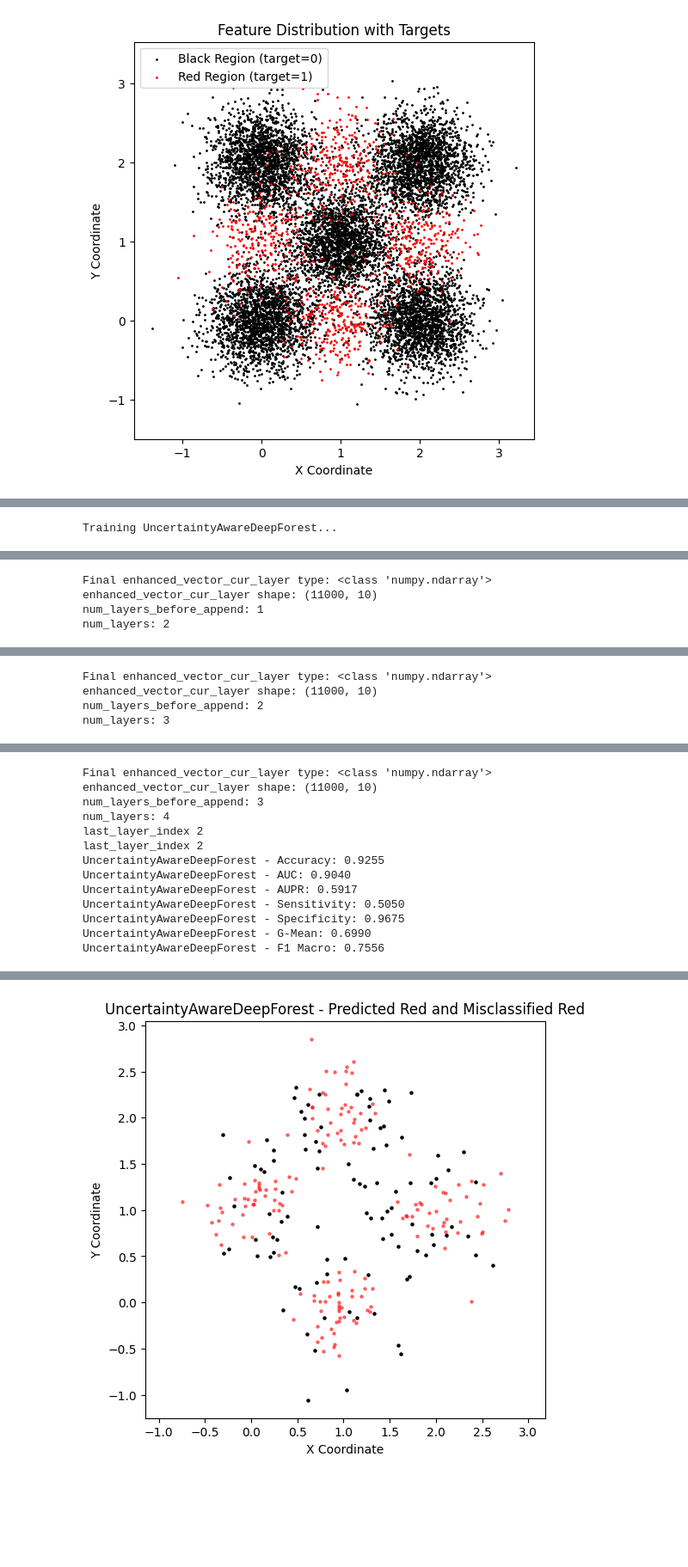
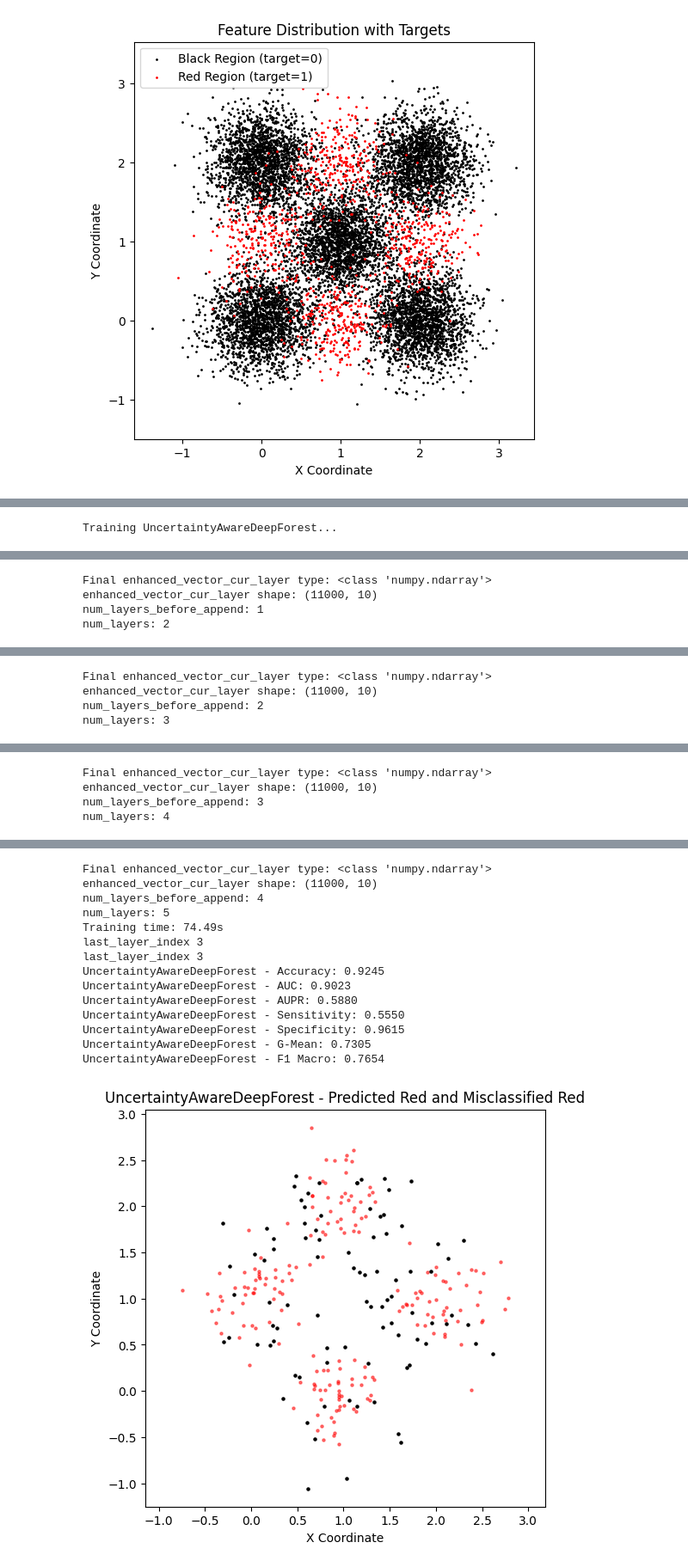
Before and after one commit to papazhu1/DGBDF, a Jupyter notebook: model/compared_in_checkboard_noisy_10.ipynb, the cells around one changed output, grey strips where cells are left out. Shown at 86% size. Cells and saved outputs as stored; diff of their text form; code cells hidden in the pictures; blank space fills up the shorter version.

```diff
--- a/model/compared_in_checkboard_noisy_10.ipynb
+++ b/model/compared_in_checkboard_noisy_10.ipynb
@@ -66,13 +66,18 @@ plt.show()
 [figure]
 # %%
 import os
+import time
 # 配置输出文件夹
 output_dir = "checkboard_plot_10"
 os.makedirs(output_dir, exist_ok=True)
 
 for method_name, model in {'UncertaintyAwareDeepForest': UncertaintyAwareDeepForest(get_config())}.items():
     print(f"Training {method_name}...")
+
+    start_time = time.time()
     model.fit(X, y)
+    end_time = time.time()
+    print(f"Training time: {end_time - start_time:.2f}s")
 
     # 预测
     y_pred = model.predict(X_test)
@@ -204,12 +209,3 @@ Final enhanced_vector_cur_layer type: <class 'numpy.ndarray'>
 enhanced_vector_cur_layer shape: (11000, 10)
 num_layers_before_append: 3
 num_layers: 4
-last_layer_index 2
-last_layer_index 2
-UncertaintyAwareDeepForest - Accuracy: 0.9255
-UncertaintyAwareDeepForest - AUC: 0.9040
-UncertaintyAwareDeepForest - AUPR: 0.5917
-UncertaintyAwareDeepForest - Sensitivity: 0.5050
-UncertaintyAwareDeepForest - Specificity: 0.9675
-UncertaintyAwareDeepForest - G-Mean: 0.6990
-UncertaintyAwareDeepForest - F1 Macro: 0.7556
@@ -216,4 +229,18 @@ UncertaintyAwareDeepForest - F1 Macro: 0.7556
+Final enhanced_vector_cur_layer type: <class 'numpy.ndarray'>
+enhanced_vector_cur_layer shape: (11000, 10)
+num_layers_before_append: 4
+num_layers: 5
+Training time: 74.49s
+last_layer_index 3
+last_layer_index 3
+UncertaintyAwareDeepForest - Accuracy: 0.9245
+UncertaintyAwareDeepForest - AUC: 0.9023
+UncertaintyAwareDeepForest - AUPR: 0.5880
+UncertaintyAwareDeepForest - Sensitivity: 0.5550
+UncertaintyAwareDeepForest - Specificity: 0.9615
+UncertaintyAwareDeepForest - G-Mean: 0.7305
+UncertaintyAwareDeepForest - F1 Macro: 0.7654
-[figure, old version]
+[figure, new version]
 # %%
 import matplotlib.pyplot as plt
 from sklearn.metrics import accuracy_score
```
Also changed, not shown: parts of 2 cells of this notebook, 26 other files.
